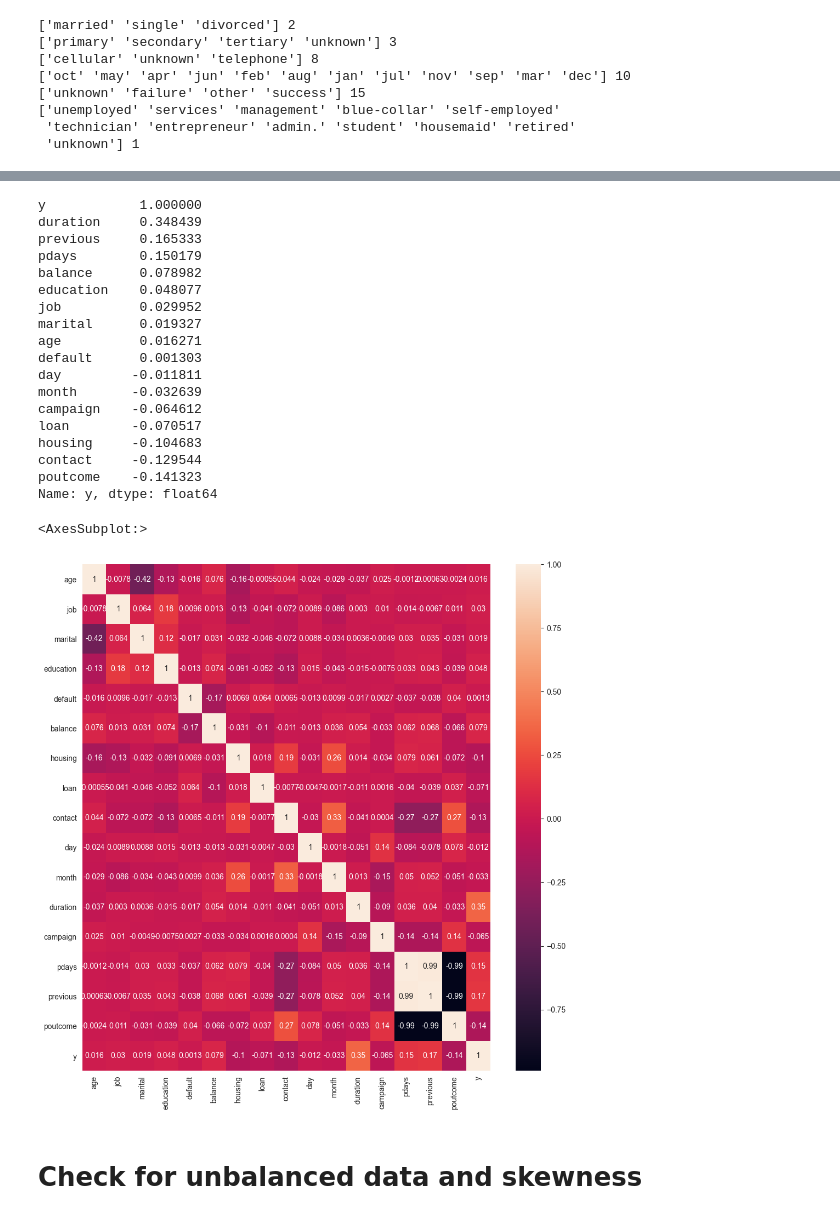
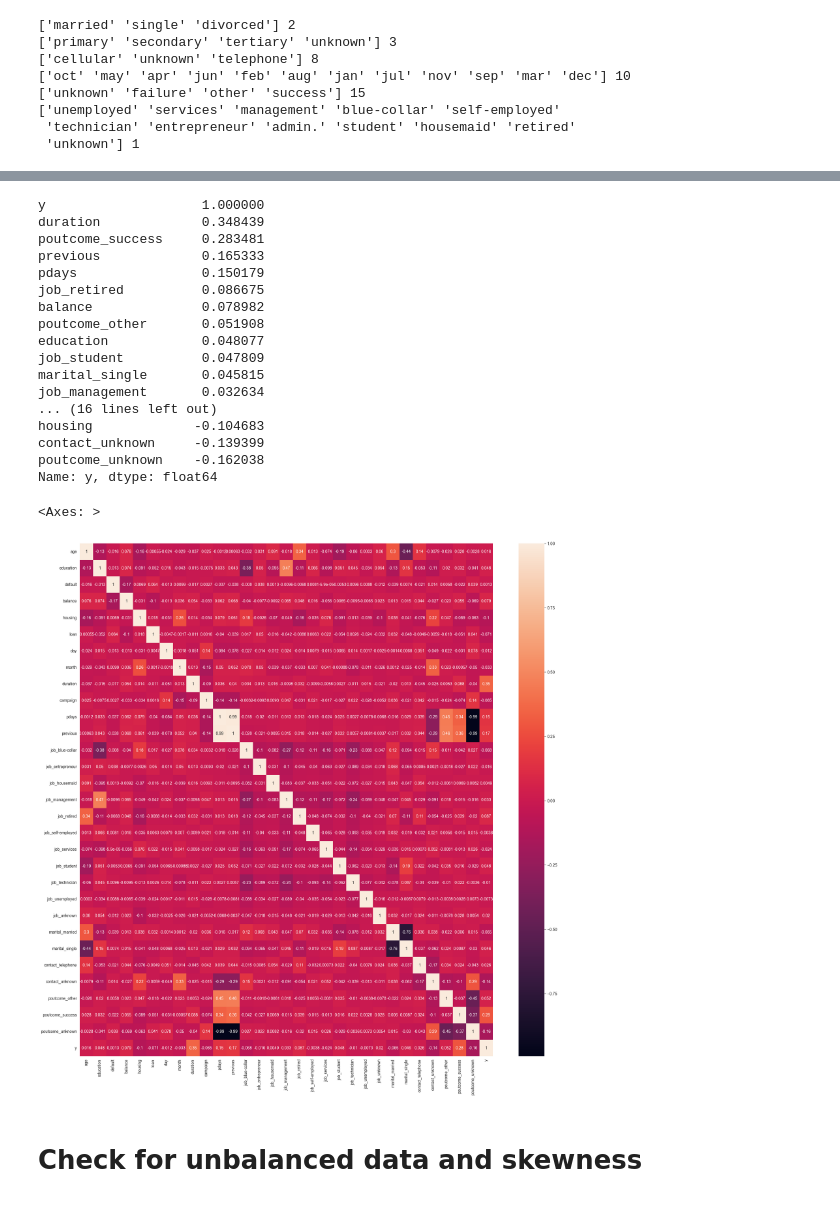
Before and after one commit to File500/Evolucijsko_BOOSTING, a Jupyter notebook: Evolucijsko_project.ipynb, the cells around one changed output, grey strips where cells are left out. Cells and saved outputs as stored; diff of their text form; code cells hidden in the pictures.

```diff
--- a/Evolucijsko_project.ipynb
+++ b/Evolucijsko_project.ipynb
@@ -156,32 +156,14 @@ print(data.job.unique(), data.columns.get_loc('job'))
 y = data['y']
 X = data.drop(columns=['y'],axis=1)
 # %%
-le = LabelEncoder()
-le.fit(['divorced', 'single', 'married'])
-X['marital'] = le.transform(X['marital'])
-
 le = LabelEncoder()
 le.fit(['unknown', 'primary', 'secondary', 'tertiary'])
 X['education'] = le.transform(X['education'])
 
 le = LabelEncoder()
-le.fit(['unknown', 'cellular', 'telephone'])
-X['contact'] = le.transform(X['contact'])
-
-le = LabelEncoder()
 le.fit(['jan', 'feb', 'mar', 'apr', 'may', 'jun', 'jul', 'aug', 'sep', 'oct', 'nov', 'dec'])
 X['month'] = le.transform(X['month'])
 
-le = LabelEncoder()
-le.fit(['unknown', 'failure', 'other', 'success'])
-X['poutcome'] = le.transform(X['poutcome'])
-
-le = LabelEncoder()
-le.fit(['unemployed', 'services', 'management', 'blue-collar', 'self-employed',
-        'technician', 'entrepreneur', 'admin.', 'student', 'housemaid', 'retired',
-        'unknown'] )
-X['job'] = le.transform(X['job'])
-
 X
 # %% [output]
 |  | age | job | marital | education | default | balance | housing | loan | contact | day | month | ... |
@@ -199 +181,4 @@ X
 4521 rows × 16 columns
+# %%
+X = pd.get_dummies(X, drop_first=True).astype(int)
+X
@@ -209,30 +208,29 @@ corelations.plot(kind='bar', figsize=(10,8))
 # %%
 data1.corr(method='spearman').sort_values(by=['y'], ascending=False)['y']
 # %% [output]
-y            1.000000
-duration     0.348439
-previous     0.165333
-pdays        0.150179
-balance      0.078982
-education    0.048077
-job          0.029952
-marital      0.019327
-age          0.016271
-default      0.001303
-day         -0.011811
-month       -0.032639
-campaign    -0.064612
-loan        -0.070517
-housing     -0.104683
-contact     -0.129544
-poutcome    -0.141323
+y                    1.000000
+duration             0.348439
+poutcome_success     0.283481
+previous             0.165333
+pdays                0.150179
+job_retired          0.086675
+balance              0.078982
+poutcome_other       0.051908
+education            0.048077
+job_student          0.047809
+marital_single       0.045815
+job_management       0.032634
+... (16 lines left out)
+housing             -0.104683
+contact_unknown     -0.139399
+poutcome_unknown    -0.162038
 Name: y, dtype: float64
 # %%
-plt.figure(figsize=(12,12))
+plt.figure(figsize=(23,23))
 sns.heatmap(data=data1.corr(method='spearman'), annot=True)
 # %% [output]
-<AxesSubplot:>
+<Axes: >
-[figure, old version]
+[figure, new version]
 # %% [markdown]
 # Check for unbalanced data and skewness
 # %%
```
Also changed, not shown: parts of 26 cells of this notebook, 4 other files.
